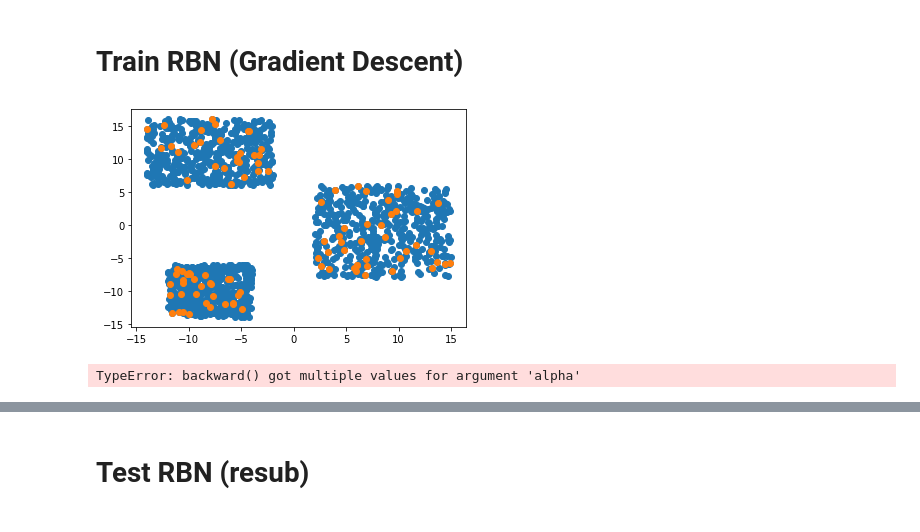
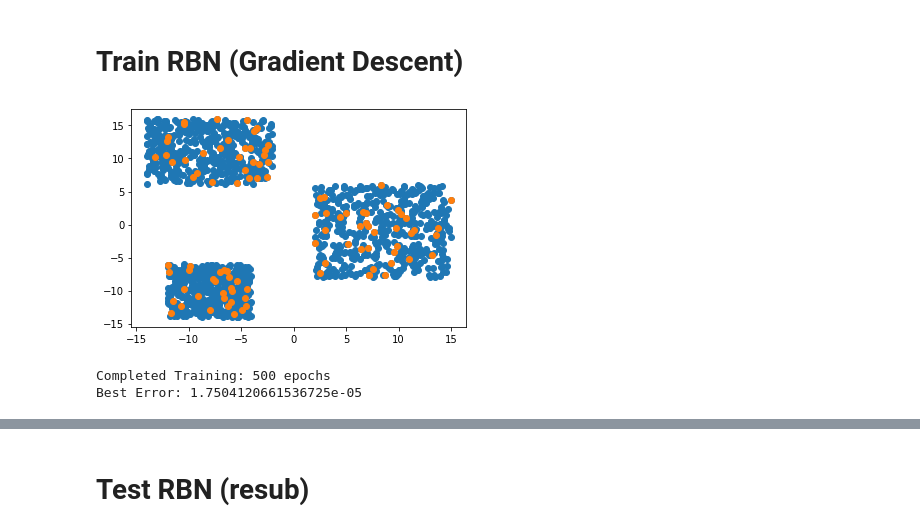
Before and after one commit to jschulz97/8890, a Jupyter notebook: test_rbf_gd.ipynb, the cells around one changed output, grey strips where cells are left out. Saved outputs shown, nothing was run; the diff lists cells and outputs as text; code cells hidden in the pictures.

```diff
--- a/test_rbf_gd.ipynb
+++ b/test_rbf_gd.ipynb
@@ -92,23 +92,24 @@ labels_expand = expand_labels(labels)
 # %%
 import rbn_gd
 reload(rbn_gd)
 
 rbnetwork = rbn_gd.RBN(k=100, outputs=1)
 error, centers = rbnetwork.train(
     data,
     labels,
-    alpha=1e-2,
+    alpha=1e-3,
     epochs=500,
     batch_size=200,
     dw_target=.001,
     save_config=True
 )
 
 # rbnetwork = rbn.RBN(k=50, outputs=3)
 # error = rbnetwork.train(data, labels_expand, alpha=1e-1, epochs=500, batch_size=100, error_target=1e-2)
 # %% [output]
-[figure, old version]
+[figure, new version]
-TypeError: backward() got multiple values for argument 'alpha'
+Completed Training: 500 epochs
+Best Error: 1.7504120661536725e-05
 # %%
 fig, ax = plt.subplots()
 ax.plot(error)
```
Also changed, not shown: parts of 9 cells of this notebook, 19 other files.
